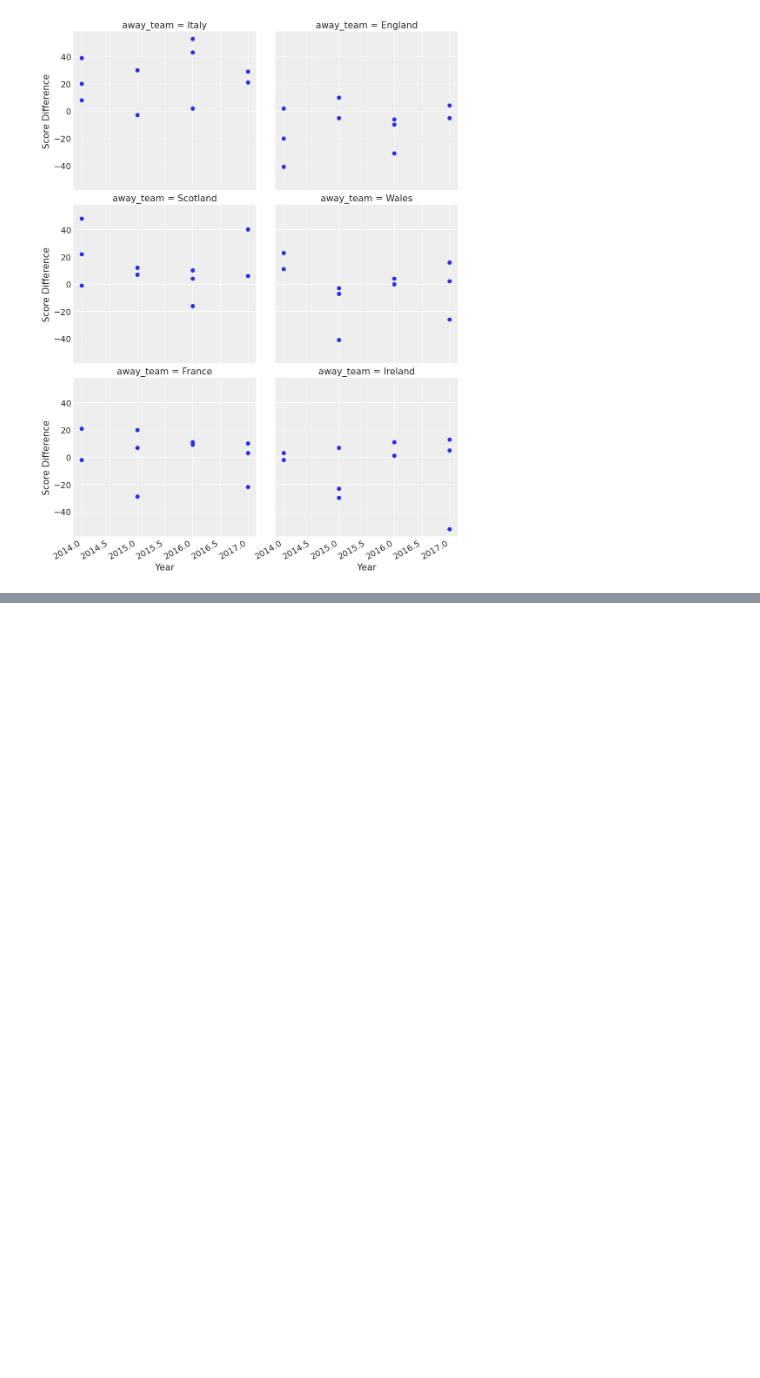
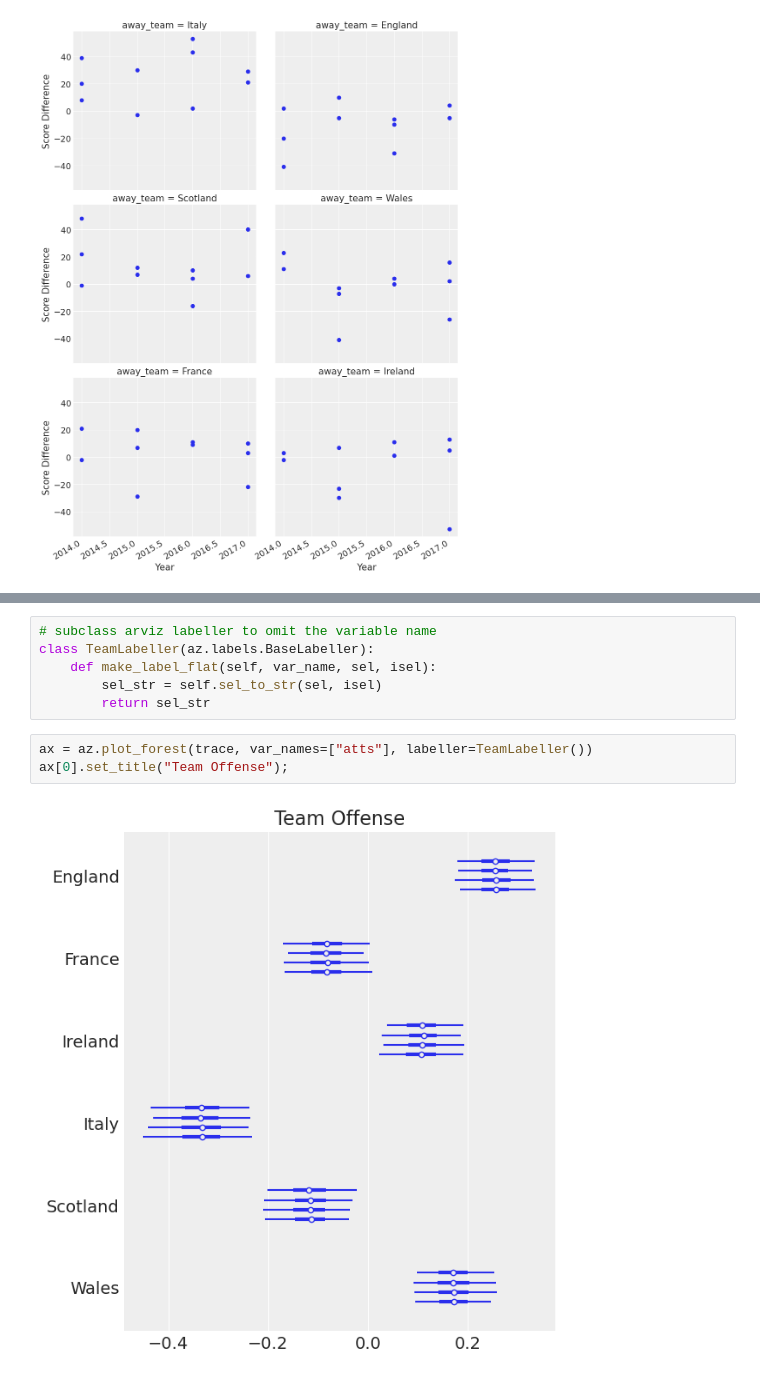
Before and after one commit to AJvdMerwe/PyMC, a Jupyter notebook: Rugby_analysis.ipynb, the cells around one changed output, grey strips where cells are left out. Drawn from its saved outputs; the diff is of its cells as text; blank space fills up the shorter version.

```diff
--- a/Rugby_analysis.ipynb
+++ b/Rugby_analysis.ipynb
@@ -208,0 +329,11 @@ g.fig.autofmt_xdate()
+# %%
+# subclass arviz labeller to omit the variable name
+class TeamLabeller(az.labels.BaseLabeller):
+    def make_label_flat(self, var_name, sel, isel):
+        sel_str = self.sel_to_str(sel, isel)
+        return sel_str
+# %%
+ax = az.plot_forest(trace, var_names=["atts"], labeller=TeamLabeller())
+ax[0].set_title("Team Offense");
+# %% [output]
+[figure, added]
```
Also changed, not shown: parts of 19 cells of this notebook.
